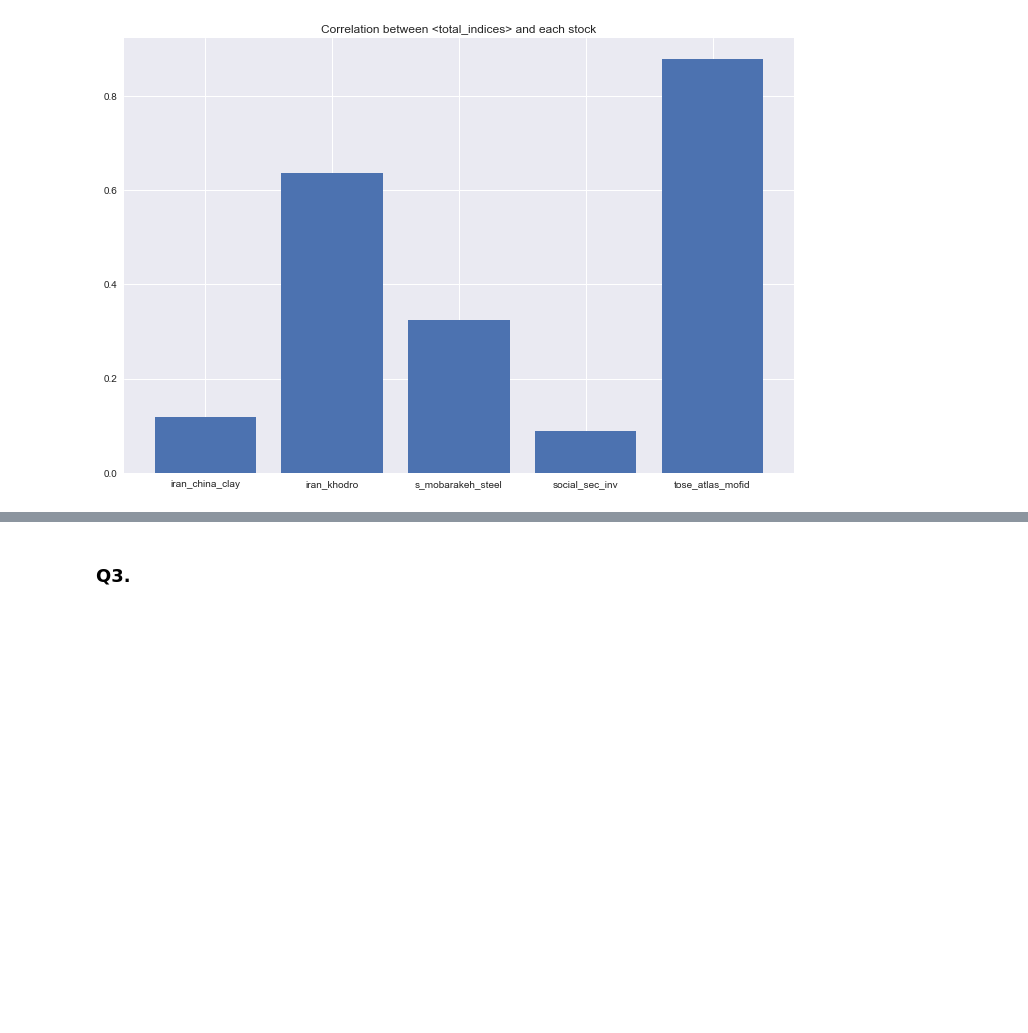
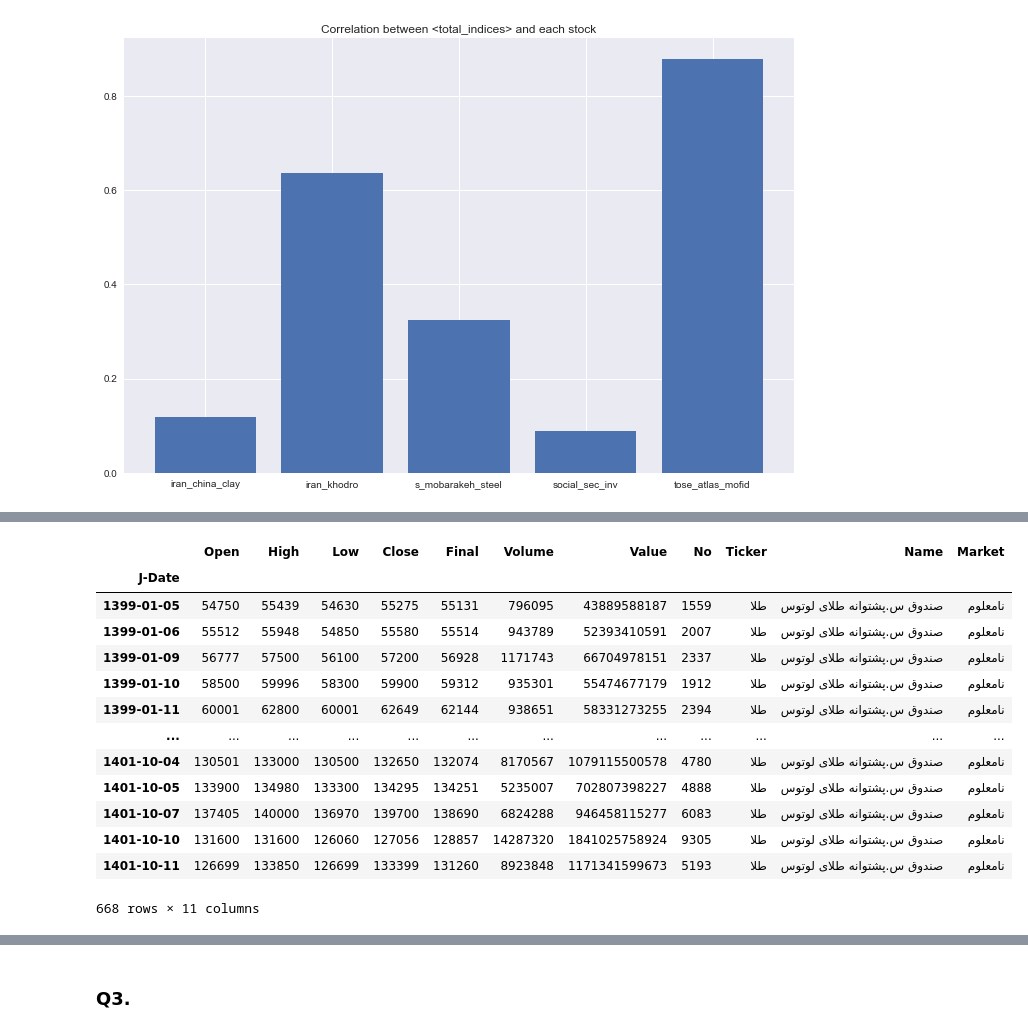
Before and after one commit to nahbos/AUT-Fundamental-Statistical-Learning, a Jupyter notebook: Peoject/Project_Stock.ipynb, the cells around one changed output, grey strips where cells are left out. Cells and saved outputs as stored; diff of their text form; code cells hidden in the pictures; blank space fills up the shorter version.

```diff
--- a/Peoject/Project_Stock.ipynb
+++ b/Peoject/Project_Stock.ipynb
@@ -434,0 +496,25 @@ with plt.style.context('seaborn'):
+# %%
+gold = fpy.Get_Price_History(
+           stock='طلا',
+           start_date='1399-01-05',
+           end_date  ='1401-10-11',
+           ignore_date=False,
+           adjust_price=False,
+           show_weekday=False,
+           double_date=False)
+gold
+# %% [output]
+|  | Open | High | Low | Close | Final | Volume | Value | No | Ticker | Name | Market |
+| J-Date |  |  |  |  |  |  |  |  |  |  |  |
+| 1399-01-05 | 54750 | 55439 | 54630 | 55275 | 55131 | 796095 | 43889588187 | 1559 | طلا | صندوق س.پشتوانه طلای لوتوس | نامعلوم |
+| 1399-01-06 | 55512 | 55948 | 54850 | 55580 | 55514 | 943789 | 52393410591 | 2007 | طلا | صندوق س.پشتوانه طلای لوتوس | نامعلوم |
+| 1399-01-09 | 56777 | 57500 | 56100 | 57200 | 56928 | 1171743 | 66704978151 | 2337 | طلا | صندوق س.پشتوانه طلای لوتوس | نامعلوم |
+| 1399-01-10 | 58500 | 59996 | 58300 | 59900 | 59312 | 935301 | 55474677179 | 1912 | طلا | صندوق س.پشتوانه طلای لوتوس | نامعلوم |
+| 1399-01-11 | 60001 | 62800 | 60001 | 62649 | 62144 | 938651 | 58331273255 | 2394 | طلا | صندوق س.پشتوانه طلای لوتوس | نامعلوم |
+| ... | ... | ... | ... | ... | ... | ... | ... | ... | ... | ... | ... |
+| 1401-10-04 | 130501 | 133000 | 130500 | 132650 | 132074 | 8170567 | 1079115500578 | 4780 | طلا | صندوق س.پشتوانه طلای لوتوس | نامعلوم |
+| 1401-10-05 | 133900 | 134980 | 133300 | 134295 | 134251 | 5235007 | 702807398227 | 4888 | طلا | صندوق س.پشتوانه طلای لوتوس | نامعلوم |
+| 1401-10-07 | 137405 | 140000 | 136970 | 139700 | 138690 | 6824288 | 946458115277 | 6083 | طلا | صندوق س.پشتوانه طلای لوتوس | نامعلوم |
+| 1401-10-10 | 131600 | 131600 | 126060 | 127056 | 128857 | 14287320 | 1841025758924 | 9305 | طلا | صندوق س.پشتوانه طلای لوتوس | نامعلوم |
+| 1401-10-11 | 126699 | 133850 | 126699 | 133399 | 131260 | 8923848 | 1171341599673 | 5193 | طلا | صندوق س.پشتوانه طلای لوتوس | نامعلوم |
+668 rows × 11 columns
```
Also changed, not shown: parts of 59 cells of this notebook.
